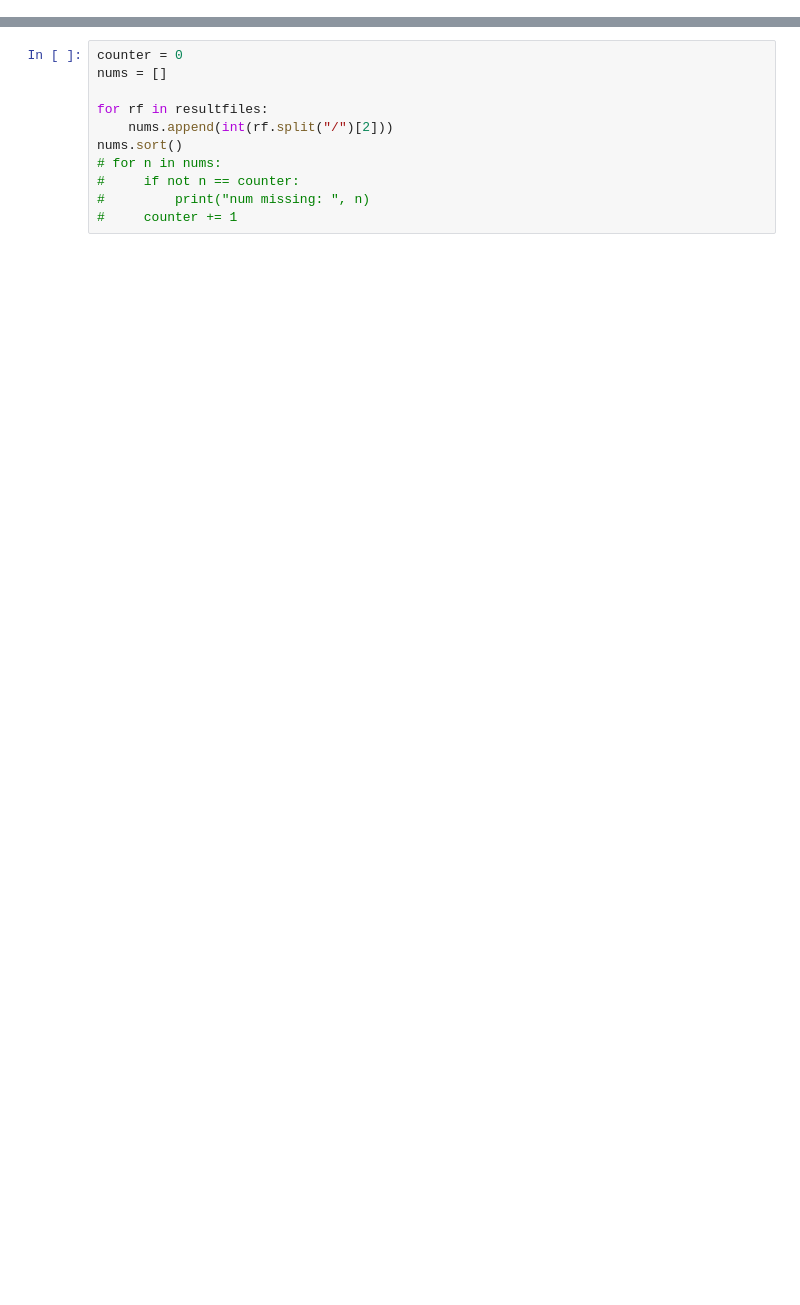
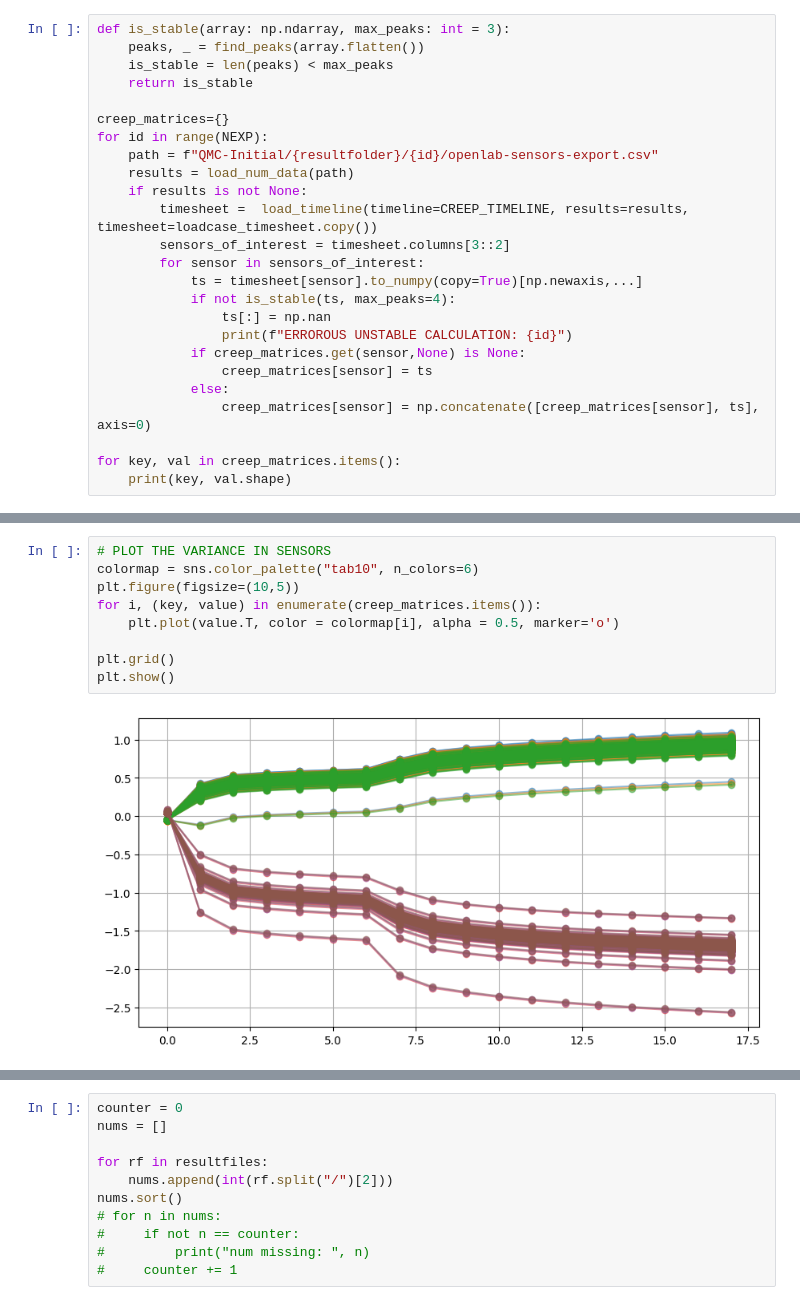
Before and after one commit to DavidSilhanek/TUD, a Jupyter notebook: postprocess_qmc_collect.ipynb, the cells around one changed output, grey strips where cells are left out. Drawn from its saved outputs; the diff is of its cells as text; blank space fills up the shorter version.

```diff
--- a/postprocess_qmc_collect.ipynb
+++ b/postprocess_qmc_collect.ipynb
@@ -8,0 +218,25 @@ import seaborn as sns
+# %%
+def is_stable(array: np.ndarray, max_peaks: int = 3):
+    peaks, _ = find_peaks(array.flatten())
+    is_stable = len(peaks) < max_peaks
+    return is_stable
+
+creep_matrices={}
+for id in range(NEXP):
+    path = f"QMC-Initial/{resultfolder}/{id}/openlab-sensors-export.csv"
+    results = load_num_data(path)
+    if results is not None:
+        timesheet =  load_timeline(timeline=CREEP_TIMELINE, results=results, timesheet=loadcase_timesheet.copy())
+        sensors_of_interest = timesheet.columns[3::2]
+        for sensor in sensors_of_interest:
+            ts = timesheet[sensor].to_numpy(copy=True)[np.newaxis,...]
+            if not is_stable(ts, max_peaks=4):
+                ts[:] = np.nan
+                print(f"ERROROUS UNSTABLE CALCULATION: {id}")
+            if creep_matrices.get(sensor,None) is None:
+                creep_matrices[sensor] = ts
+            else:
+                creep_matrices[sensor] = np.concatenate([creep_matrices[sensor], ts], axis=0)
+
+for key, val in creep_matrices.items():
+    print(key, val.shape)
@@ -8,0 +256,11 @@ import seaborn as sns
+# %%
+# PLOT THE VARIANCE IN SENSORS
+colormap = sns.color_palette("tab10", n_colors=6)
+plt.figure(figsize=(10,5))
+for i, (key, value) in enumerate(creep_matrices.items()):
+    plt.plot(value.T, color = colormap[i], alpha = 0.5, marker='o')
+
+plt.grid()
+plt.show()
+# %% [output]
+[figure, added]
```
Also changed, not shown: parts of 18 cells of this notebook, 6 other files.
